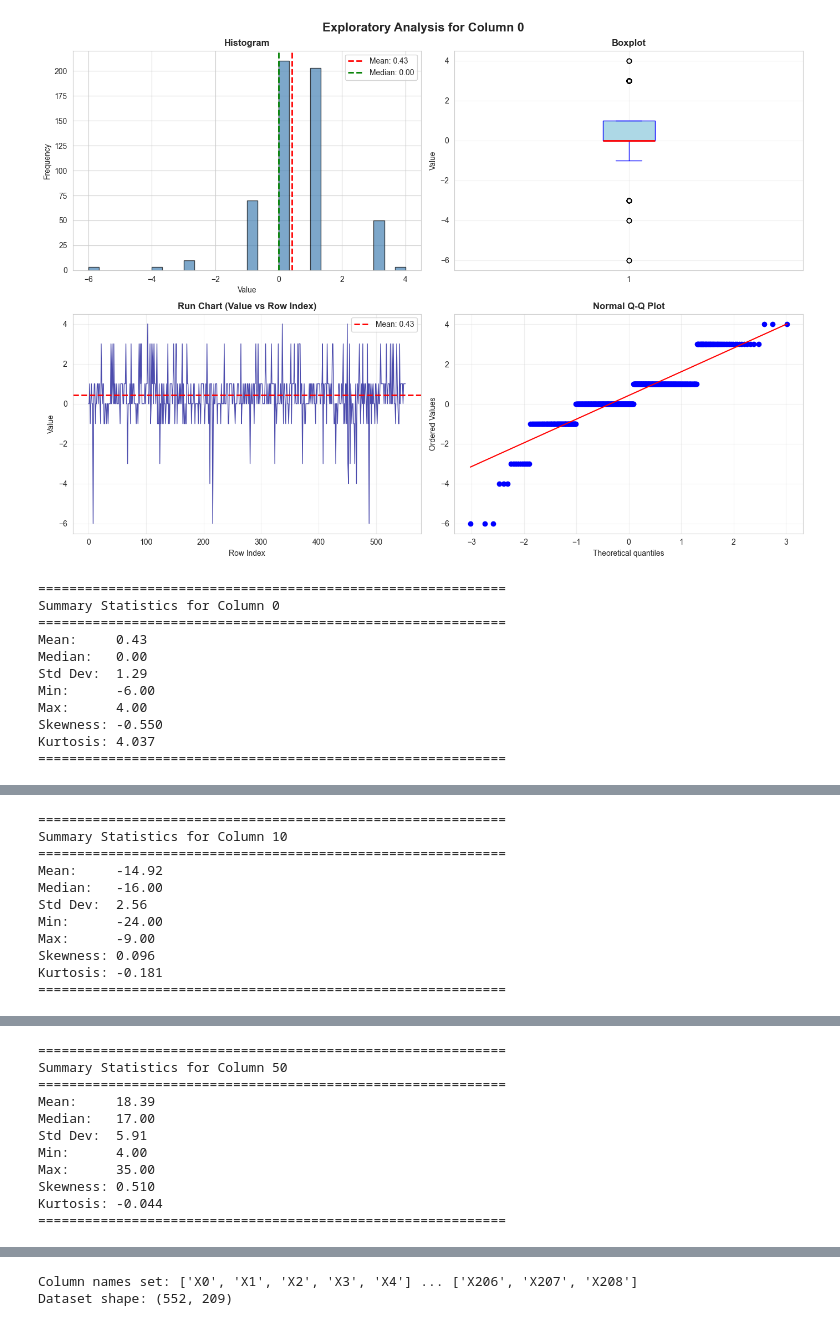
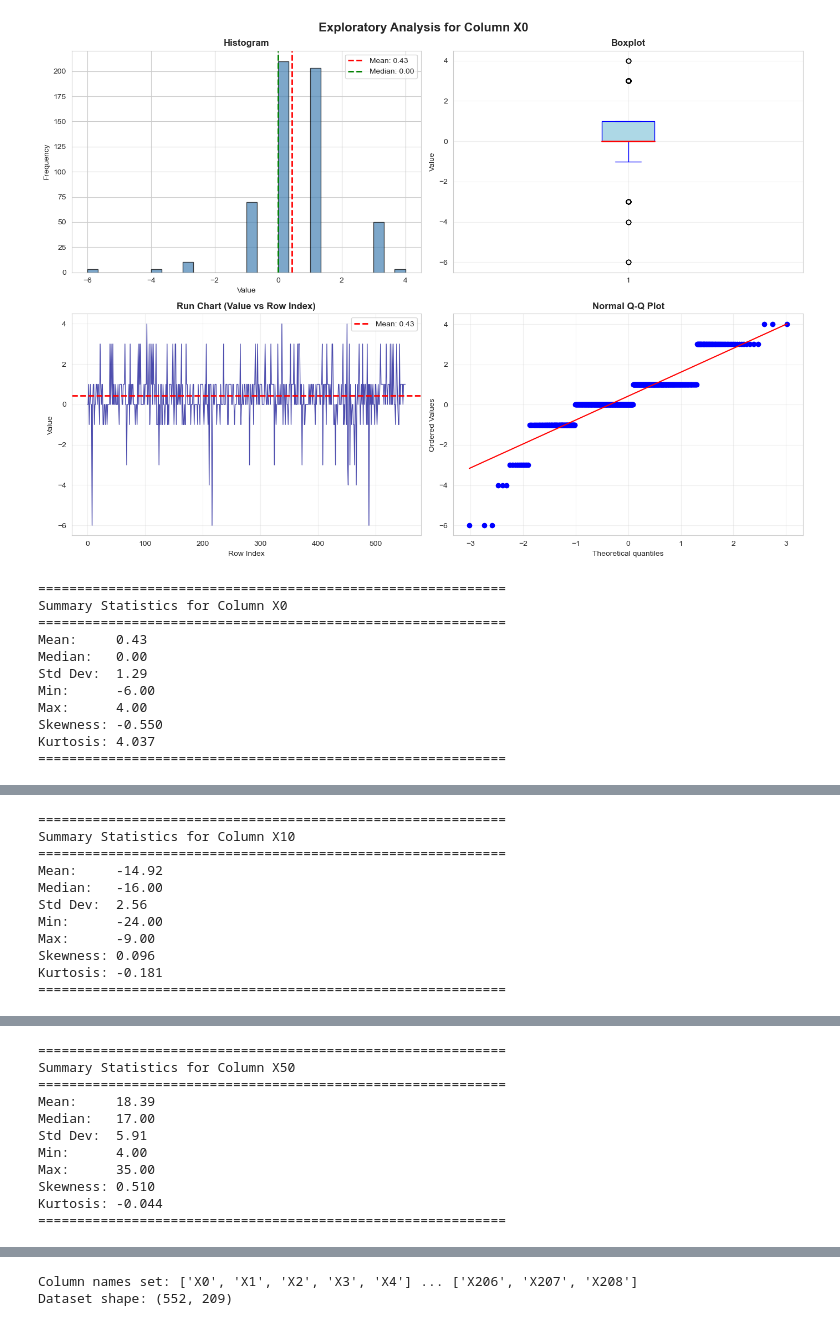
Before and after one commit to MushfiqShovon/Unsupervised_SPC, a Jupyter notebook: Project_Code.ipynb, the cells around one changed output, grey strips where cells are left out. Cells and saved outputs as stored; diff of their text form; code cells hidden in the pictures.

```diff
--- a/Project_Code.ipynb
+++ b/Project_Code.ipynb
@@ -5,6 +5,9 @@ import numpy as np
 # Load the Excel file without headers (first row is data, not column names)
 df = pd.read_excel('Project_dataset.xlsx', header=None)
 
+# Rename columns to X0, X1, X2, ..., X208
+df.columns = [f'X{i}' for i in range(df.shape[1])]
+
 # Display basic information about the dataset
 print("Dataset shape:", df.shape)
 print("\nFirst few rows:")
@@ -63,13 +68,18 @@ We'll analyze a subset of columns [0, 10, 50, 100, 150, 200] to understand the d
 import matplotlib.pyplot as plt
 import seaborn as sns
 from scipy import stats
+import os
 
 # Set style for better-looking plots
 sns.set_style("whitegrid")
 plt.rcParams['figure.figsize'] = (15, 10)
 
-# Select columns for analysis
-selected_cols = [0, 10, 50, 100, 150, 200]
+# Create output folder for plots
+output_folder = 'Phase_I_Plots'
+os.makedirs(output_folder, exist_ok=True)
+
+# Select columns for analysis (using column names X0, X10, etc.)
+selected_cols = ['X0', 'X10', 'X50', 'X100', 'X150', 'X200']
 # %%
 # Create comprehensive plots for each selected column
 for col in selected_cols:
@@ -100,36 +110,41 @@ for col in selected_cols:
     # 3. Run Chart (value vs row index)
     axes[1, 0].plot(data.index, data.values, linewidth=1, color='darkblue', alpha=0.7)
     axes[1, 0].axhline(data.mean(), color='red', linestyle='--', linewidth=2, label=f'Mean: {data.mean():.2f}')
     axes[1, 0].set_title('Run Chart (Value vs Row Index)', fontsize=12, fontweight='bold')
     axes[1, 0].set_xlabel('Row Index')
     axes[1, 0].set_ylabel('Value')
     axes[1, 0].legend()
     axes[1, 0].grid(True, alpha=0.3)
 
     # 4. Q-Q Plot
     stats.probplot(data, dist="norm", plot=axes[1, 1])
     axes[1, 1].set_title('Normal Q-Q Plot', fontsize=12, fontweight='bold')
     axes[1, 1].grid(True, alpha=0.3)
 
     plt.tight_layout()
+
+    # Save the figure
+    save_path = os.path.join(output_folder, f'EDA_column_{col}.png')
+    plt.savefig(save_path, dpi=300, bbox_inches='tight')
+
     plt.show()
 
     # Print summary statistics
     print(f"\n{'='*60}")
     print(f"Summary Statistics for Column {col}")
     print(f"{'='*60}")
     print(f"Mean:     {data.mean():.2f}")
     print(f"Median:   {data.median():.2f}")
     print(f"Std Dev:  {data.std():.2f}")
     print(f"Min:      {data.min():.2f}")
     print(f"Max:      {data.max():.2f}")
     print(f"Skewness: {data.skew():.3f}")
     print(f"Kurtosis: {data.kurtosis():.3f}")
     print(f"{'='*60}\n")
 # %% [output]
-[figure, old version]
+[figure, new version]
 ============================================================
-Summary Statistics for Column 0
+Summary Statistics for Column X0
 ============================================================
 Mean:     0.43
 Median:   0.00
@@ -143,5 +158,5 @@ Kurtosis: 4.037
 ============================================================
-Summary Statistics for Column 10
+Summary Statistics for Column X10
 ============================================================
 Mean:     -14.92
 Median:   -16.00
@@ -155,5 +170,5 @@ Kurtosis: -0.181
 ============================================================
-Summary Statistics for Column 50
+Summary Statistics for Column X50
 ============================================================
 Mean:     18.39
 Median:   17.00
```
Also changed, not shown: parts of 49 cells of this notebook.
